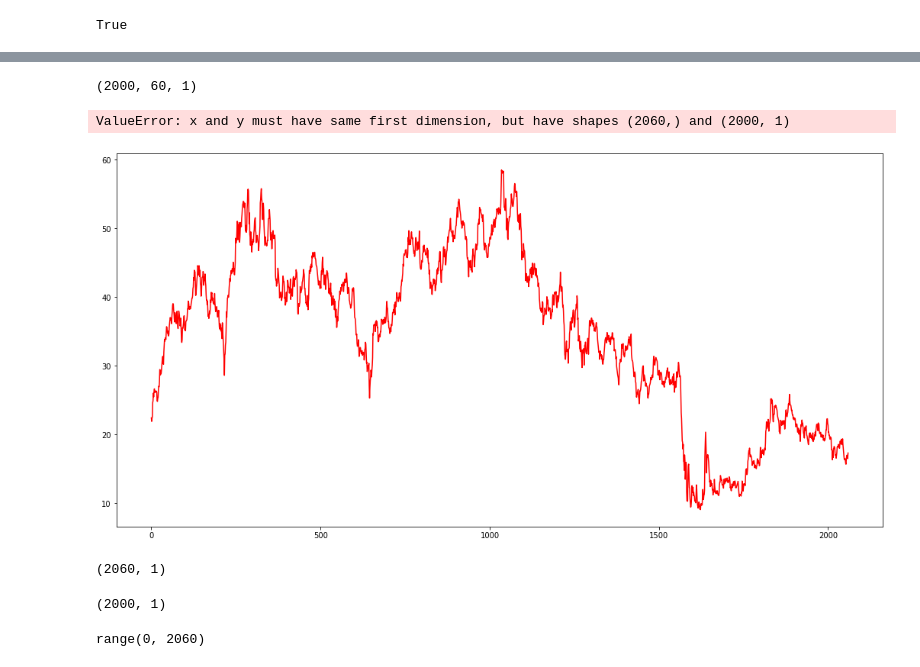
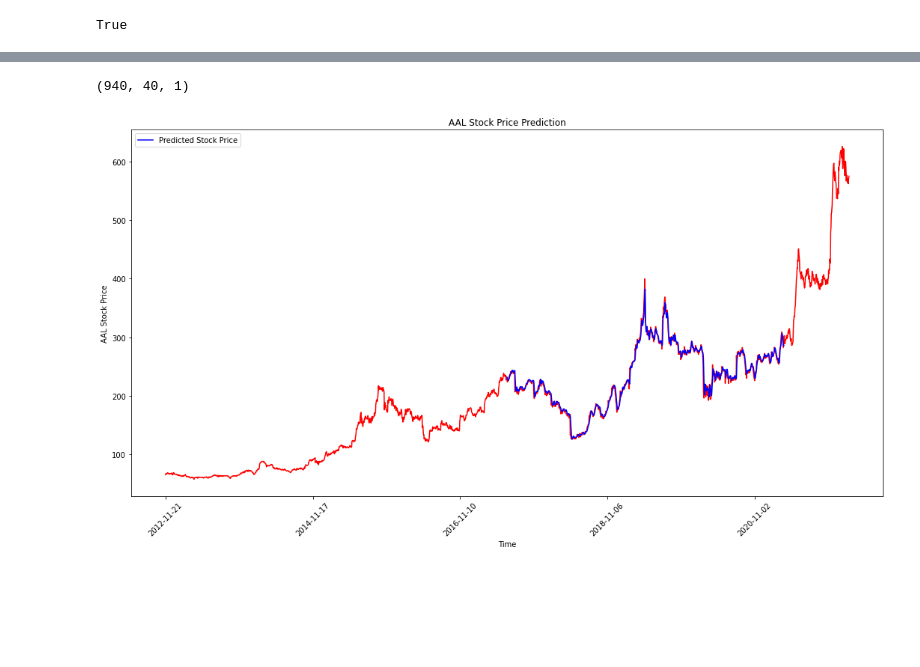
Before and after one commit to andrei-aleksanian/Bitcoin-price-prediction, a Jupyter notebook: attempt1LSTM.ipynb, the cells around one changed output, grey strips where cells are left out. Saved outputs shown, nothing was run; the diff lists cells and outputs as text; code cells hidden in the pictures; blank space fills up the shorter version.

```diff
--- a/attempt1LSTM.ipynb
+++ b/attempt1LSTM.ipynb
@@ -52,6 +54,7 @@ File already exists. Loading data from CSV
 # Sort DataFrame by date
 df = df.sort_values('Date')
 
+df = df.iloc[365*9:]
 # Double check the result
 df.head()
 # %% [output]
@@ -90,7 +93,7 @@ training_set_scaled = sc.fit_transform(training_set)
 X_train = []
 y_train = []
 for i in range(60, midValue):
-    X_train.append(training_set_scaled[i-60:i, 0])
+    X_train.append(training_set_scaled[i-40:i, 0])
     y_train.append(training_set_scaled[i, 0])
 X_train, y_train = np.array(X_train), np.array(y_train)
 X_train = np.reshape(X_train, (X_train.shape[0], X_train.shape[1], 1))
@@ -149,41 +152,27 @@ inputs = dataset_total[len(dataset_total) - len(dataset_test) - 60:].values
 inputs = inputs.reshape(-1,1)
 inputs = sc.transform(inputs)
 X_test = []
-for i in range(60, midValue):
-    X_test.append(inputs[i-60:i, 0])
+for i in range(60, 1000):
+    X_test.append(inputs[i-40:i, 0])
 X_test = np.array(X_test)
 X_test = np.reshape(X_test, (X_test.shape[0], X_test.shape[1], 1))
 print(X_test.shape)
 # (459, 60, 1)
 # %% [output]
-(2000, 60, 1)
+(940, 40, 1)
 # %%
 predicted_stock_price = model.predict(X_test)
 predicted_stock_price = sc.inverse_transform(predicted_stock_price)
 # %%
 # Visualising the results
 plt.figure(figsize = (18,9))
-plt.plot(range(df.iloc[midValue:, 1:2].shape[0]), dataset_test.values, color = 'red', label = 'Real AAL Stock Price')
-plt.plot(range(df.iloc[midValue:, 1:2].shape[0]), predicted_stock_price, color = 'blue', label = 'Predicted AAL Stock Price')
-# plt.xticks(range(0,df.shape[0],500),df['Date'].loc[::500],rotation=45)
-plt.xticks(np.arange(0,459,50))
+plt.plot(range(df.shape[0]), df['Close'], color='red')
+plt.plot(range(midValue,midValue+940),predicted_stock_price, color = 'blue', label = 'Predicted Stock Price')
+plt.xticks(range(0,df.shape[0],500),df['Date'].loc[::500],rotation=45)
 plt.title('AAL Stock Price Prediction')
-plt.xlabel('Date',fontsize=18)
-plt.ylabel('AAL Stock Price',fontsize=18)
+plt.xlabel('Time')
+plt.ylabel('AAL Stock Price')
 plt.legend()
 plt.show()
 # %% [output]
-ValueError: x and y must have same first dimension, but have shapes (2060,) and (2000, 1)
-[figure, old version]
+[figure, new version]
-# %%
-dataset_test.values.shape
-# %% [output]
-(2060, 1)
-# %%
-predicted_stock_price.shape
-# %% [output]
-(2000, 1)
-# %%
-range(df.iloc[midValue:, 1:2].shape[0])
-# %% [output]
-range(0, 2060)
```
Also changed, not shown: parts of 7 cells of this notebook, 2 other files.
